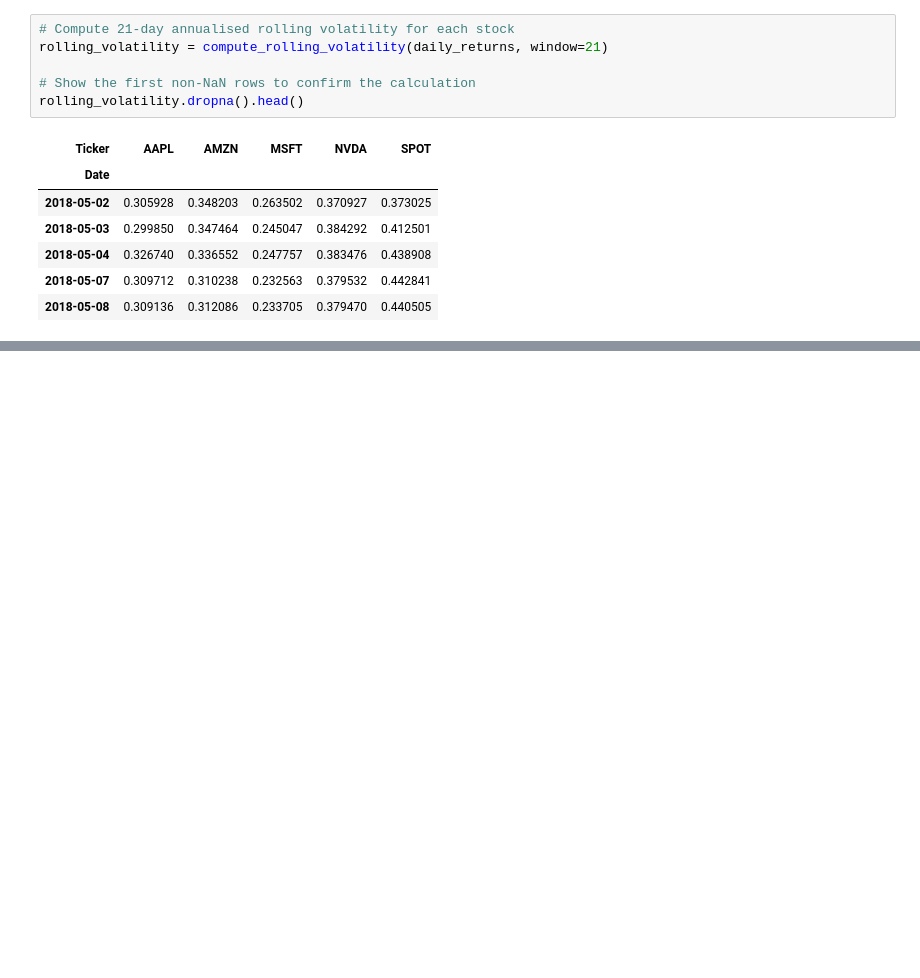
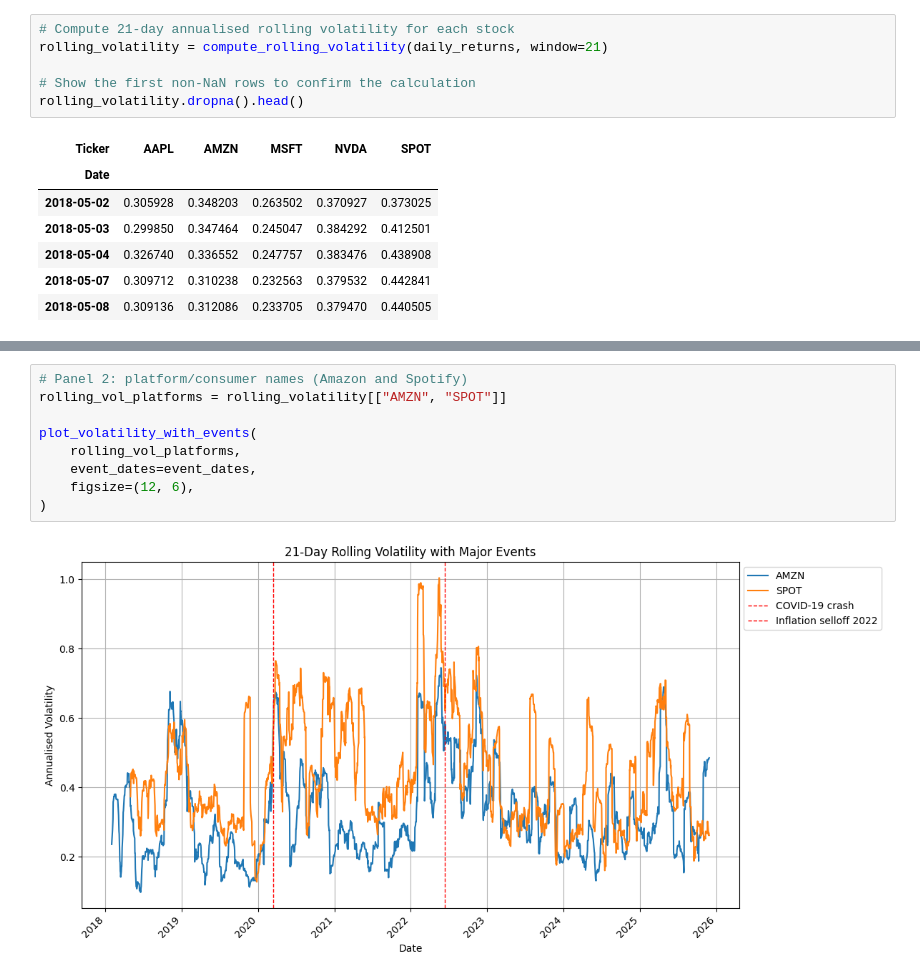
Before and after one commit to arevikosipyan/techquake, a Jupyter notebook: presentation/techquake.ipynb, the cells around one changed output, grey strips where cells are left out. Drawn from its saved outputs; the diff is of its cells as text; blank space fills up the shorter version.

```diff
--- a/presentation/techquake.ipynb
+++ b/presentation/techquake.ipynb
@@ -214,0 +313,11 @@ rolling_volatility.dropna().head()
+# %%
+# Panel 2: platform/consumer names (Amazon and Spotify)
+rolling_vol_platforms = rolling_volatility[["AMZN", "SPOT"]]
+
+plot_volatility_with_events(
+    rolling_vol_platforms,
+    event_dates=event_dates,
+    figsize=(12, 6),
+)
+# %% [output]
+[figure, added]
```
Also changed, not shown: parts of 9 cells of this notebook.
